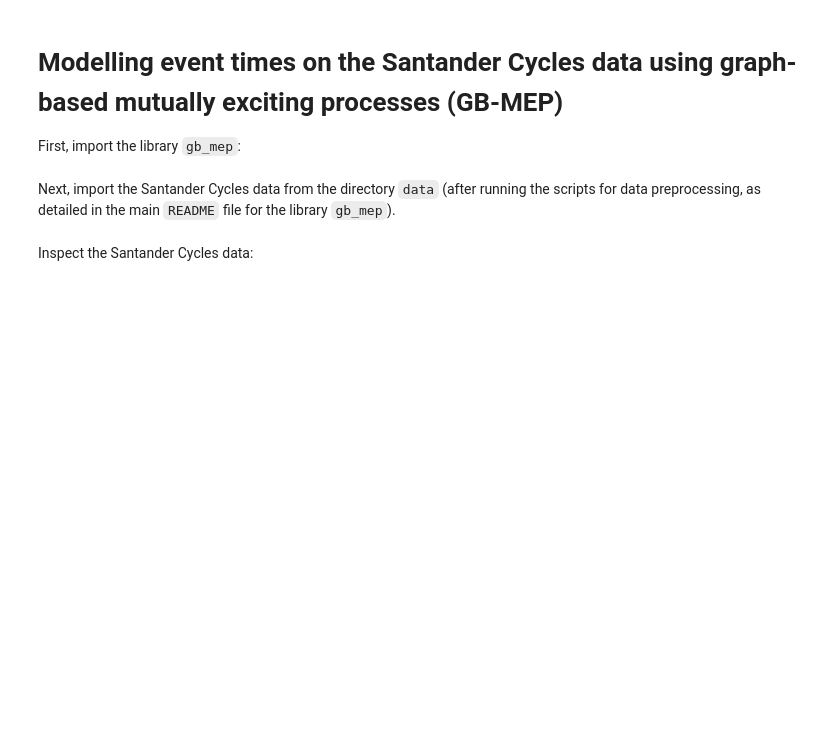
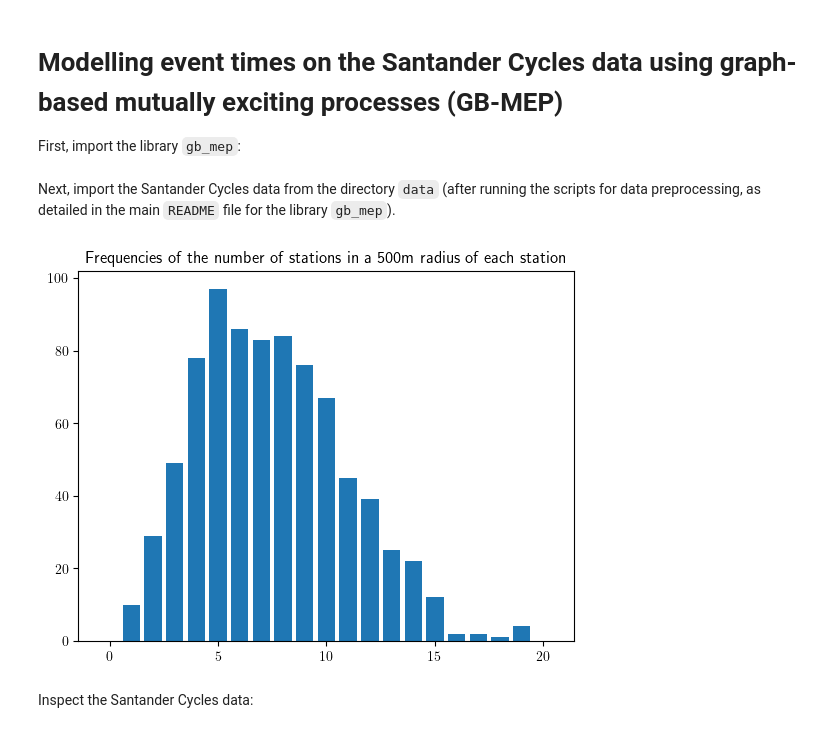
Before and after one commit to fraspass/gb-mep, a Jupyter notebook: notebooks/Santander_Cycles.ipynb, the cells around one changed output. Cells and saved outputs as stored; diff of their text form; code cells hidden in the pictures; blank space fills up the shorter version.

```diff
--- a/notebooks/Santander_Cycles.ipynb
+++ b/notebooks/Santander_Cycles.ipynb
@@ -16,6 +16,16 @@ santander_test = pd.read_csv('../data/santander_test.csv')
 santander_distances = np.load('../data/santander_distances.npy')
 with open('../data/santander_dictionary.pkl', 'rb') as f:
     santander_dictionary = pickle.load(f)
+# %%
+import matplotlib.pyplot as plt
+from matplotlib import rc
+rc('font',**{'family':'sans-serif','sans-serif':['Lato']})
+rc('text', usetex=True)
+plt.bar(range(21),[list(np.sum(santander_distances < .5, axis=1)).count(x) for x in range(21)])
+plt.title('Frequencies of the number of stations in a 500m radius of each station')
+plt.show()
+# %% [output]
+[figure, added]
 # %% [markdown]
 Inspect the Santander Cycles data:
 # %%
```
Also changed, not shown: parts of 13 cells of this notebook.
